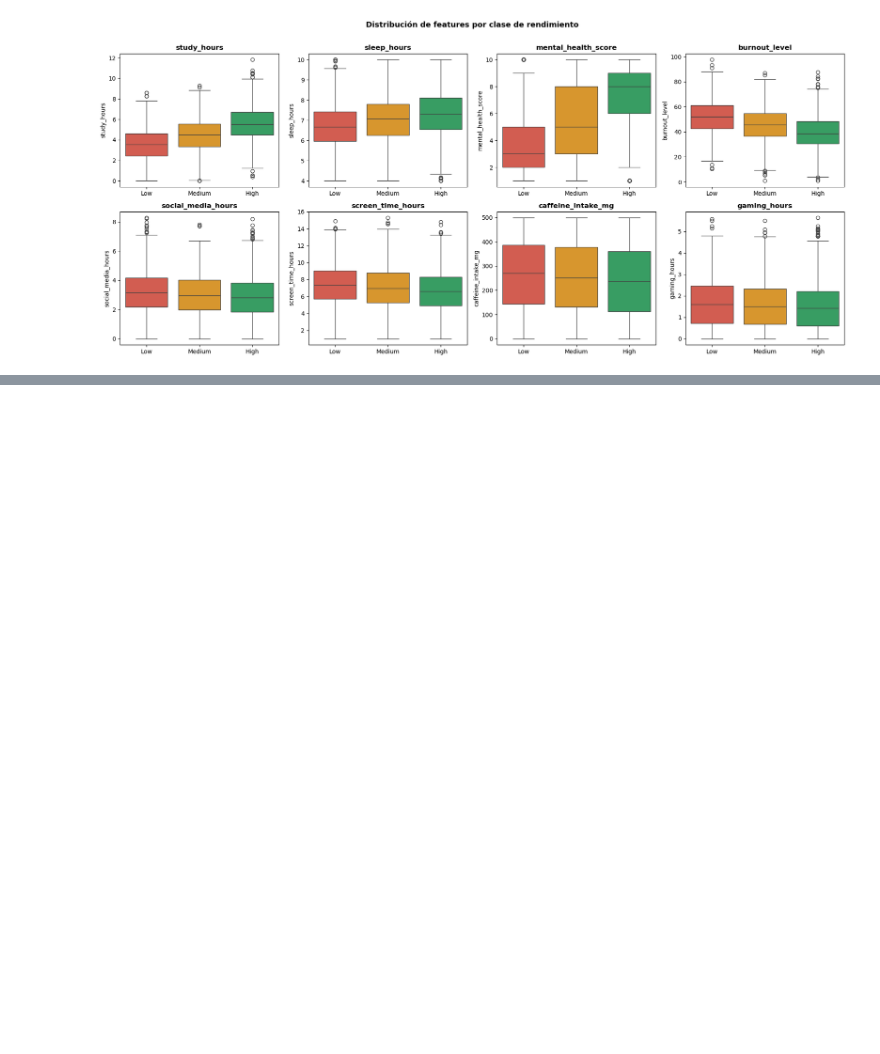
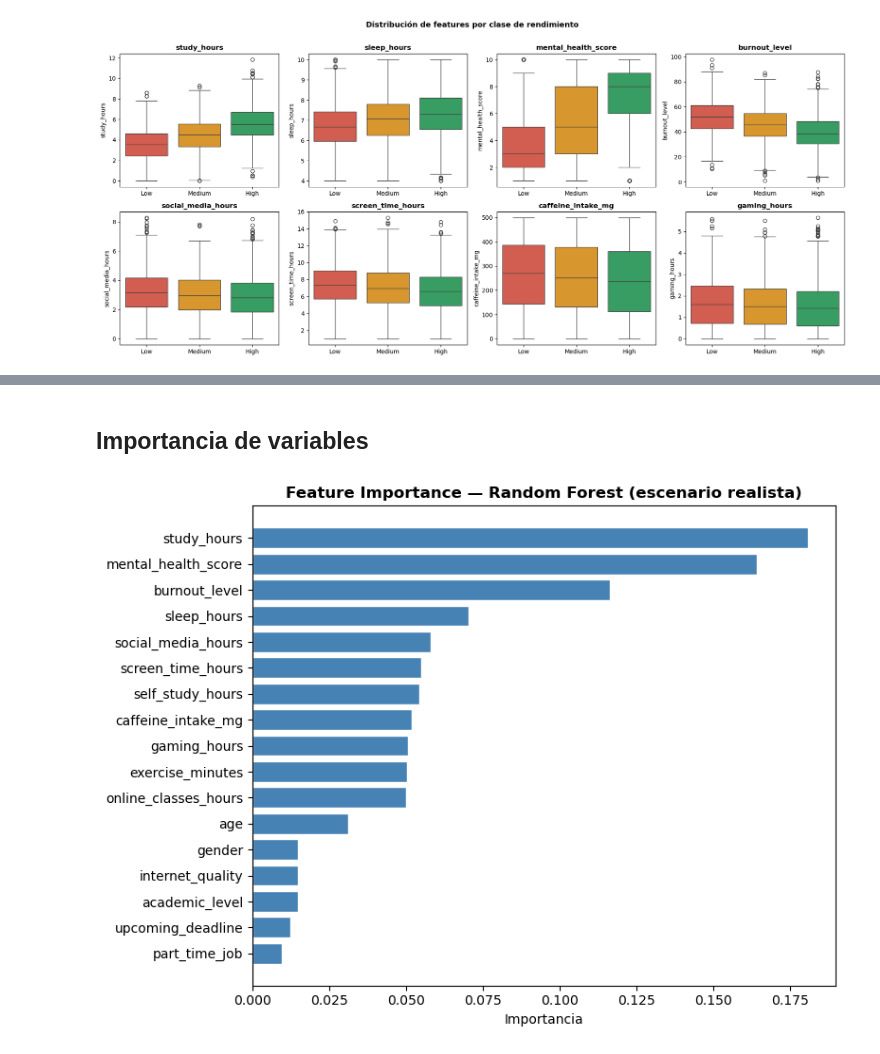
Before and after one commit to Adrihdz10/Portfolio, a Jupyter notebook: Machine_learning/Clasificacion/Notebook_clasificacion.ipynb, the cells around one changed output, grey strips where cells are left out. Saved outputs shown, nothing was run; the diff lists cells and outputs as text; code cells hidden in the pictures; blank space fills up the shorter version.

```diff
--- a/Machine_learning/Clasificacion/Notebook_clasificacion.ipynb
+++ b/Machine_learning/Clasificacion/Notebook_clasificacion.ipynb
@@ -322,0 +399,13 @@ plt.show()
+# %%
+from sklearn.linear_model import LogisticRegression
+from sklearn.ensemble import RandomForestClassifier, GradientBoostingClassifier
+from sklearn.model_selection import cross_val_score, StratifiedKFold
+from sklearn.metrics import classification_report, confusion_matrix, accuracy_score, f1_score
+
+models = {
+    'Logistic Regression': LogisticRegression(max_iter=1000, random_state=42),
+    'Random Forest': RandomForestClassifier(n_estimators=200, random_state=42),
+    'Gradient Boosting': GradientBoostingClassifier(n_estimators=200, random_state=42),
+}
+
+cv = StratifiedKFold(n_splits=5, shuffle=True, random_state=42)
@@ -322,0 +536,19 @@ plt.show()
+# %% [markdown]
+## Importancia de variables
+# %%
+# Feature importance desde Random Forest
+rf = models['Random Forest']
+importances = rf.feature_importances_
+feat_names = np.array(features_realista)
+sorted_idx = np.argsort(importances)
+
+fig, ax = plt.subplots(figsize=(8, 6))
+ax.barh(range(len(sorted_idx)), importances[sorted_idx], color='steelblue', edgecolor='white')
+ax.set_yticks(range(len(sorted_idx)))
+ax.set_yticklabels(feat_names[sorted_idx])
+ax.set_title('Feature Importance — Random Forest (escenario realista)', fontweight='bold')
+ax.set_xlabel('Importancia')
+plt.tight_layout()
+plt.show()
+# %% [output]
+[figure, added]
```
Also changed, not shown: parts of 19 cells of this notebook, 1 other file.
